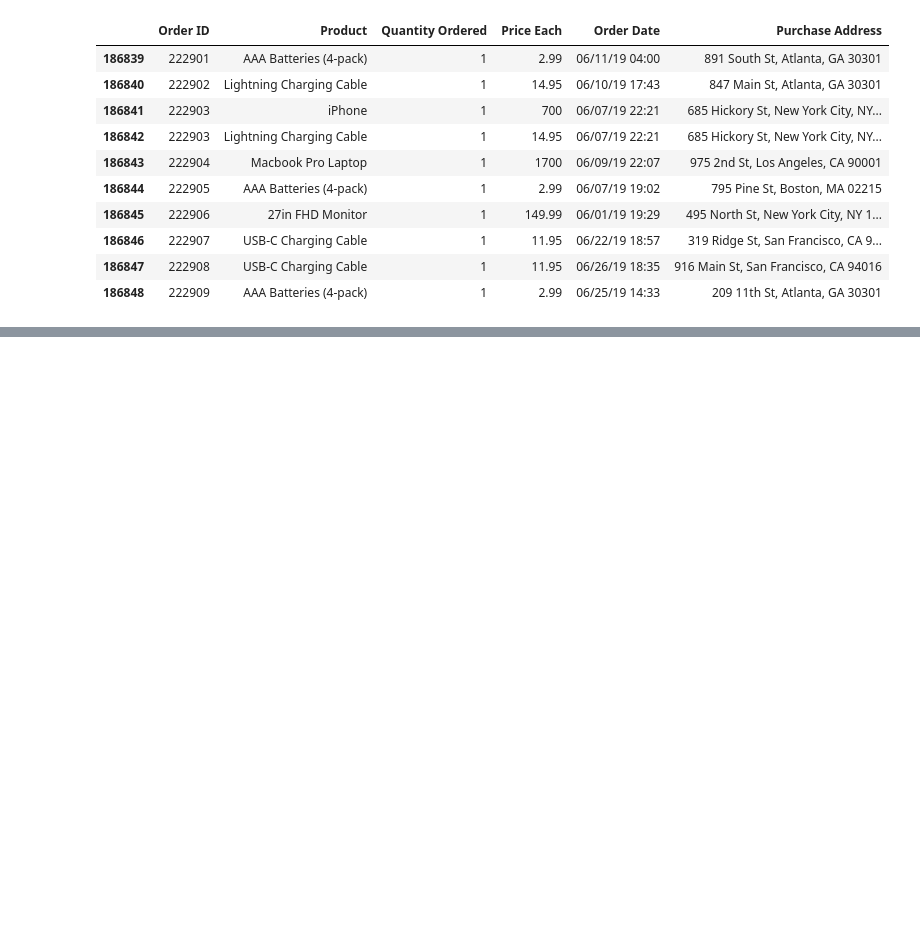
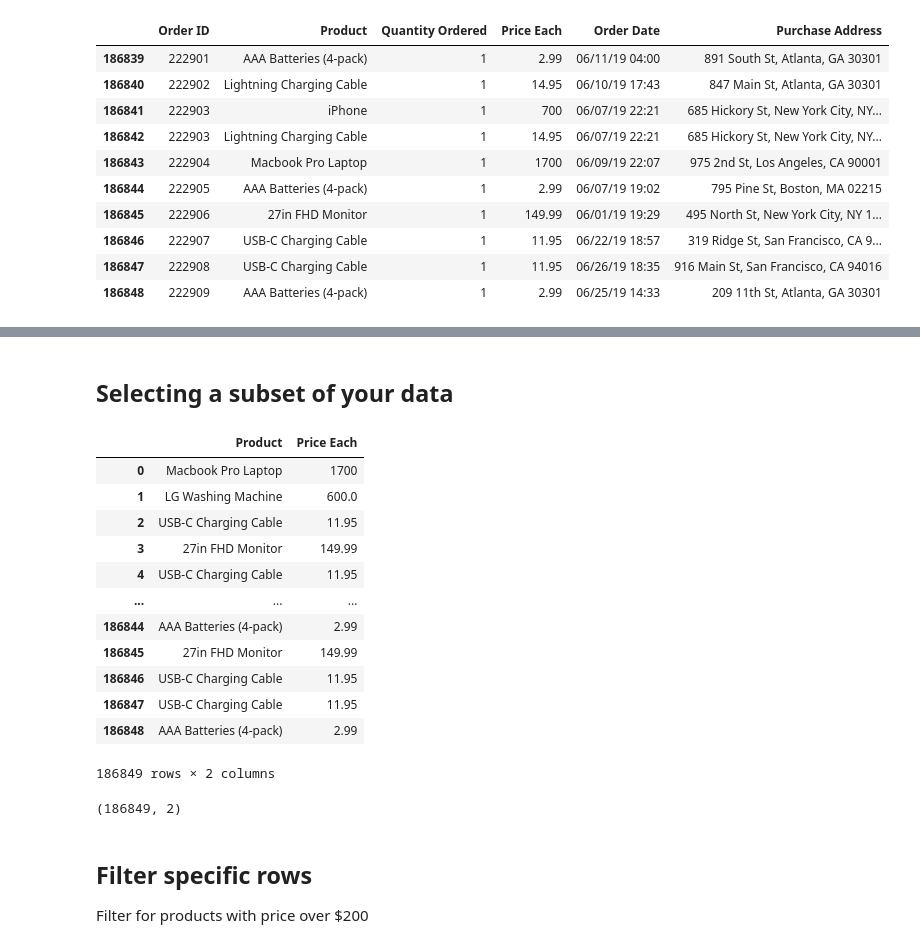
Before and after one commit to paulowe/matrix-averages, a Jupyter notebook: pandas-getting-started.ipynb, the cells around one changed output, grey strips where cells are left out. Drawn from its saved outputs; the diff is of its cells as text; code cells hidden in the pictures; blank space fills up the shorter version.

```diff
--- a/pandas-getting-started.ipynb
+++ b/pandas-getting-started.ipynb
@@ -344,0 +392,25 @@ sales.tail(10)
+# %% [markdown]
+## Selecting a subset of your data
+# %%
+sales[["Product", "Price Each"]]
+# %% [output]
+|  | Product | Price Each |
+| 0 | Macbook Pro Laptop | 1700 |
+| 1 | LG Washing Machine | 600.0 |
+| 2 | USB-C Charging Cable | 11.95 |
+| 3 | 27in FHD Monitor | 149.99 |
+| 4 | USB-C Charging Cable | 11.95 |
+| ... | ... | ... |
+| 186844 | AAA Batteries (4-pack) | 2.99 |
+| 186845 | 27in FHD Monitor | 149.99 |
+| 186846 | USB-C Charging Cable | 11.95 |
+| 186847 | USB-C Charging Cable | 11.95 |
+| 186848 | AAA Batteries (4-pack) | 2.99 |
+186849 rows × 2 columns
+# %%
+sales[["Order ID", "Order Date"]].shape
+# %% [output]
+(186849, 2)
+# %% [markdown]
+## Filter specific rows
+Filter for products with price over $200
```
Also changed, not shown: parts of 11 cells of this notebook, 2 other files.
